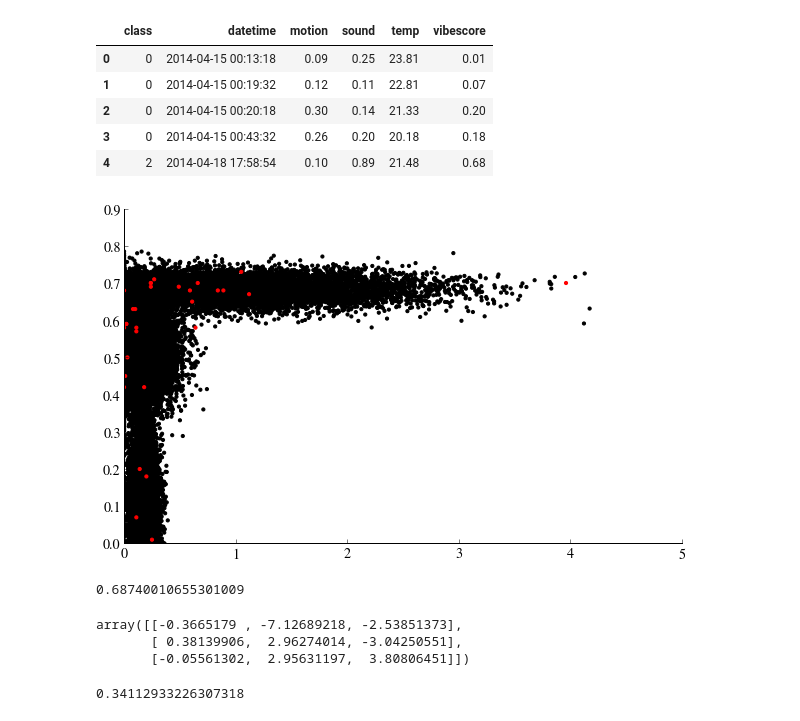
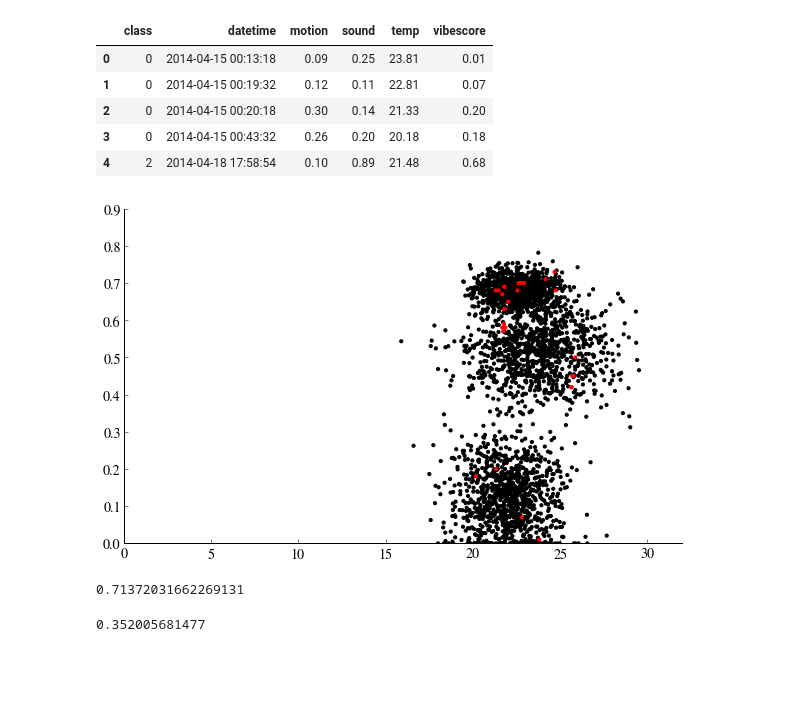
Before and after one commit to jrosen3/cs144-final-connolly-rosen, a Jupyter notebook: vibox-ML.ipynb, the cells around one changed output. Drawn from its saved outputs; the diff is of its cells as text; code cells hidden in the pictures; blank space fills up the shorter version.

```diff
--- a/vibox-ML.ipynb
+++ b/vibox-ML.ipynb
@@ -94,5 +82,5 @@ remove_border()
 # %%
-num = 10000
+num = 1000
 for i in set(df['class'].values):
     vs = np.random.normal( df['vibescore'][df['class'] == i].mean(), df['vibescore'][df['class'] == i].std(), num)
     vs = [1 if n > 1 else n for n in vs]
@@ -118,20 +106,20 @@ df.head()
 | 3 | 0 | 2014-04-15 00:43:32 | 0.26 | 0.20 | 20.18 | 0.18 |
 | 4 | 2 | 2014-04-18 17:58:54 | 0.10 | 0.89 | 21.48 | 0.68 |
 # %%
-d = 'sound'
+d = 'temp'
 od = [q[1] for q in df[['datetime', d]].values if all(i != None for i in q)]
 nd = [q[1] for q in df[['datetime', d]].values if any(i == None for i in q)]
 ov = [q[1] for q in df[['datetime', 'vibescore']].values if all(i != None for i in q)]
 nv = [q[1] for q in df[['datetime', 'vibescore']].values if any(i == None for i in q)]
 
 plt.scatter(nd, nv, s=10, lw = 1, edgecolor='k', facecolor='k')
 plt.scatter(od, ov, s=10, lw = 1, edgecolor='r', facecolor='r')
 
 plt.xlim(0)
 plt.ylim(0)
 remove_border()
 # %% [output]
-[figure, old version]
+[figure, new version]
 # %%
 X = []
 Y = []
@@ -142,19 +134,23 @@ for i, r in df.iterrows():
 # %%
-clf_logreg = linear_model.LogisticRegression(C=1e5)
 X_train, X_test, Y_train, Y_test = sklearn.cross_validation.train_test_split(X, Y, test_size=0.25, random_state=42)
-clf_logreg.fit(X_train, Y_train)
-clf_logreg.score(X_test, Y_test)
+
+# X_train = X
+# X_test = X
+# Y_train = Y
+# Y_test = Y
-# %% [output]
-0.68740010655301009
-# %%
-clf_logreg.coef_
-# %% [output]
-array([[-0.3665179 , -7.12689218, -2.53851373],
-       [ 0.38139906,  2.96274014, -3.04250551],
-       [-0.05561302,  2.95631197,  3.80806451]])
+# %%
+clf_logreg = linear_model.LogisticRegression(C=1e5)
+clf_logreg.fit(X_train, Y_train)
+clf_logreg.score(X_test, Y_test)
+
+# clf_logreg.coef_
+# %% [output]
+0.71372031662269131
 # %%
 clf_lr = linear_model.LinearRegression()
 clf_lr.fit(X, Y)
-clf_lr.score(X, Y)
+print clf_lr.score(X, Y)
+
+# clf_lr.coef_
 # %% [output]
-0.34112933226307318
+0.352005681477
```
Also changed, not shown: parts of 9 cells of this notebook, 1 other file.
